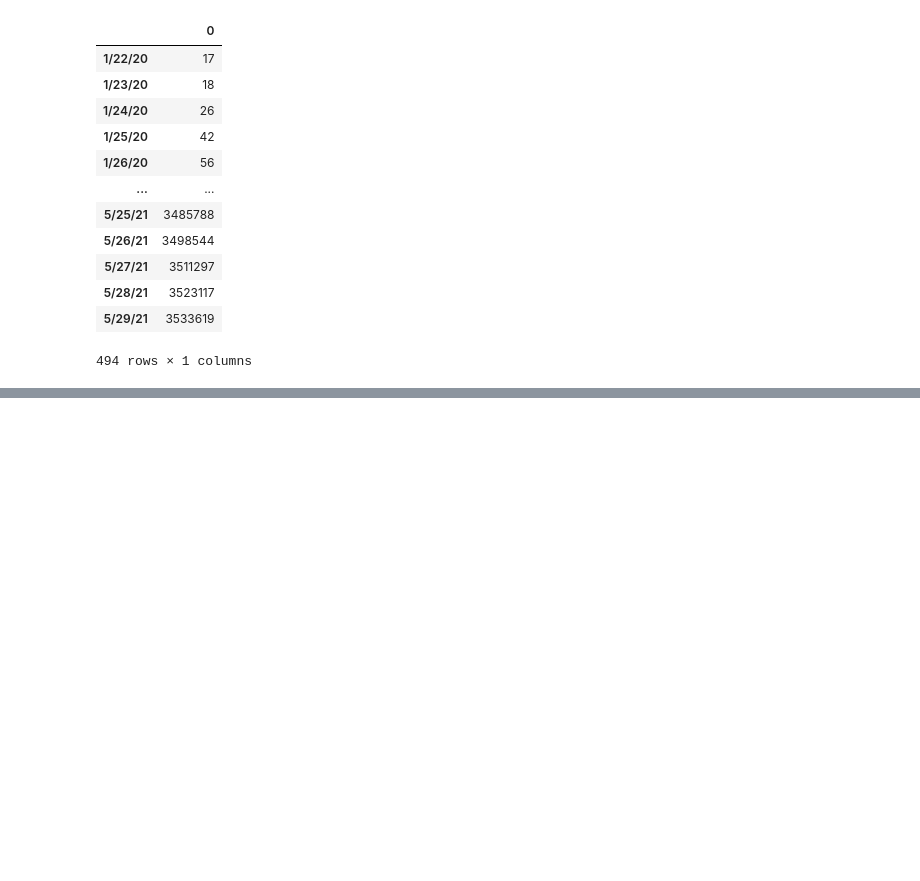
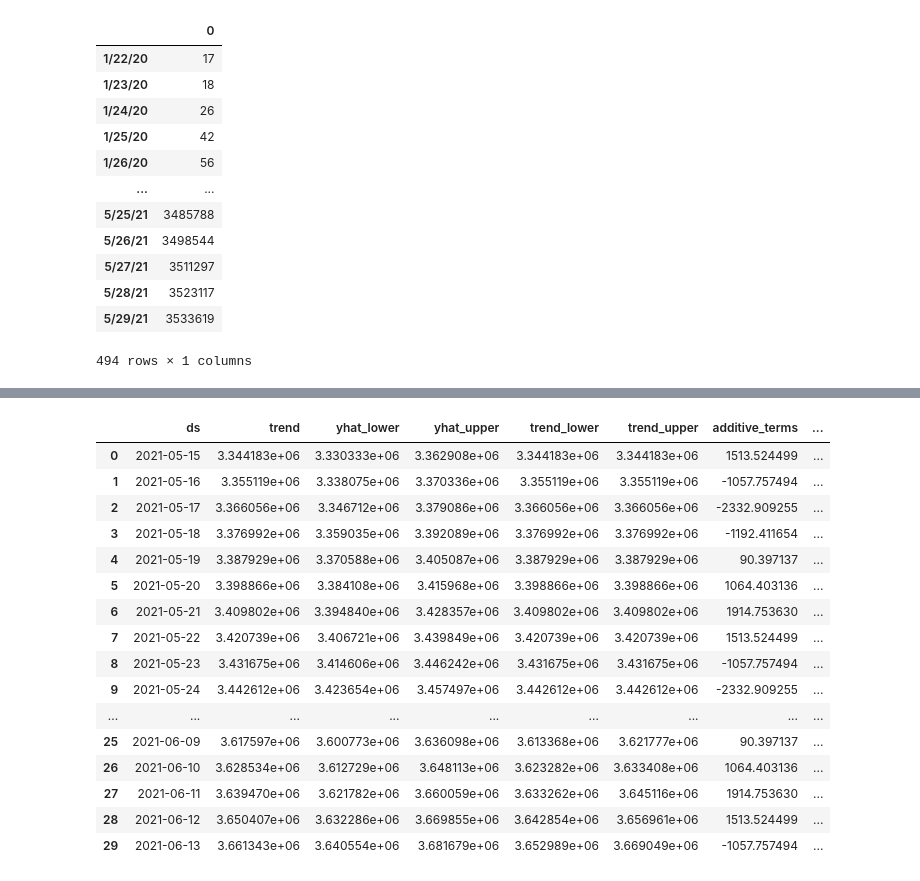
Before and after one commit to muhammad-usman147/CovidAnalysis, a Jupyter notebook: forecasting.ipynb, the cells around one changed output, grey strips where cells are left out. Drawn from its saved outputs; the diff is of its cells as text; code cells hidden in the pictures; blank space fills up the shorter version.

```diff
--- a/forecasting.ipynb
+++ b/forecasting.ipynb
@@ -41,5 +39,6 @@ pd.DataFrame(xdf).plot(title ="Positive/Death/Recovered Rate(s) from 1/22/20 - 2
 # %%
-pd.DataFrame(dataset_death.iloc[:,4:].T.sum(axis = 1))
+data = pd.DataFrame(dataset_death.iloc[:,4:].T.sum(axis = 1))
+data
 # %% [output]
 |  | 0 |
 | 1/22/20 | 17 |
@@ -60,0 +76,4 @@ pd.DataFrame(dataset_death.iloc[:,4:].T.sum(axis = 1))
+# %%
+data = data.reset_index()
+data.columns = ['ds','y']
+data
@@ -60,0 +96,3 @@ pd.DataFrame(dataset_death.iloc[:,4:].T.sum(axis = 1))
+# %%
+model = Prophet()
+model.fit(data)
@@ -60,0 +103,3 @@ pd.DataFrame(dataset_death.iloc[:,4:].T.sum(axis = 1))
+# %%
+future_dates = model.make_future_dataframe(periods=15)
+future_dates
@@ -60,0 +137,21 @@ pd.DataFrame(dataset_death.iloc[:,4:].T.sum(axis = 1))
+# %%
+prediction = model.predict(pd.DataFrame({'ds':future_dates['ds'][-30:]}))
+prediction
+# %% [output]
+|  | ds | trend | yhat_lower | yhat_upper | trend_lower | trend_upper | additive_terms | ... |
+| 0 | 2021-05-15 | 3.344183e+06 | 3.330333e+06 | 3.362908e+06 | 3.344183e+06 | 3.344183e+06 | 1513.524499 | ... |
+| 1 | 2021-05-16 | 3.355119e+06 | 3.338075e+06 | 3.370336e+06 | 3.355119e+06 | 3.355119e+06 | -1057.757494 | ... |
+| 2 | 2021-05-17 | 3.366056e+06 | 3.346712e+06 | 3.379086e+06 | 3.366056e+06 | 3.366056e+06 | -2332.909255 | ... |
+| 3 | 2021-05-18 | 3.376992e+06 | 3.359035e+06 | 3.392089e+06 | 3.376992e+06 | 3.376992e+06 | -1192.411654 | ... |
+| 4 | 2021-05-19 | 3.387929e+06 | 3.370588e+06 | 3.405087e+06 | 3.387929e+06 | 3.387929e+06 | 90.397137 | ... |
+| 5 | 2021-05-20 | 3.398866e+06 | 3.384108e+06 | 3.415968e+06 | 3.398866e+06 | 3.398866e+06 | 1064.403136 | ... |
+| 6 | 2021-05-21 | 3.409802e+06 | 3.394840e+06 | 3.428357e+06 | 3.409802e+06 | 3.409802e+06 | 1914.753630 | ... |
+| 7 | 2021-05-22 | 3.420739e+06 | 3.406721e+06 | 3.439849e+06 | 3.420739e+06 | 3.420739e+06 | 1513.524499 | ... |
+| 8 | 2021-05-23 | 3.431675e+06 | 3.414606e+06 | 3.446242e+06 | 3.431675e+06 | 3.431675e+06 | -1057.757494 | ... |
+| 9 | 2021-05-24 | 3.442612e+06 | 3.423654e+06 | 3.457497e+06 | 3.442612e+06 | 3.442612e+06 | -2332.909255 | ... |
+| ... | ... | ... | ... | ... | ... | ... | ... | ... |
+| 25 | 2021-06-09 | 3.617597e+06 | 3.600773e+06 | 3.636098e+06 | 3.613368e+06 | 3.621777e+06 | 90.397137 | ... |
+| 26 | 2021-06-10 | 3.628534e+06 | 3.612729e+06 | 3.648113e+06 | 3.623282e+06 | 3.633408e+06 | 1064.403136 | ... |
+| 27 | 2021-06-11 | 3.639470e+06 | 3.621782e+06 | 3.660059e+06 | 3.633262e+06 | 3.645116e+06 | 1914.753630 | ... |
+| 28 | 2021-06-12 | 3.650407e+06 | 3.632286e+06 | 3.669855e+06 | 3.642854e+06 | 3.656961e+06 | 1513.524499 | ... |
+| 29 | 2021-06-13 | 3.661343e+06 | 3.640554e+06 | 3.681679e+06 | 3.652989e+06 | 3.669049e+06 | -1057.757494 | ... |
```
Also changed, not shown: parts of 14 cells of this notebook.
